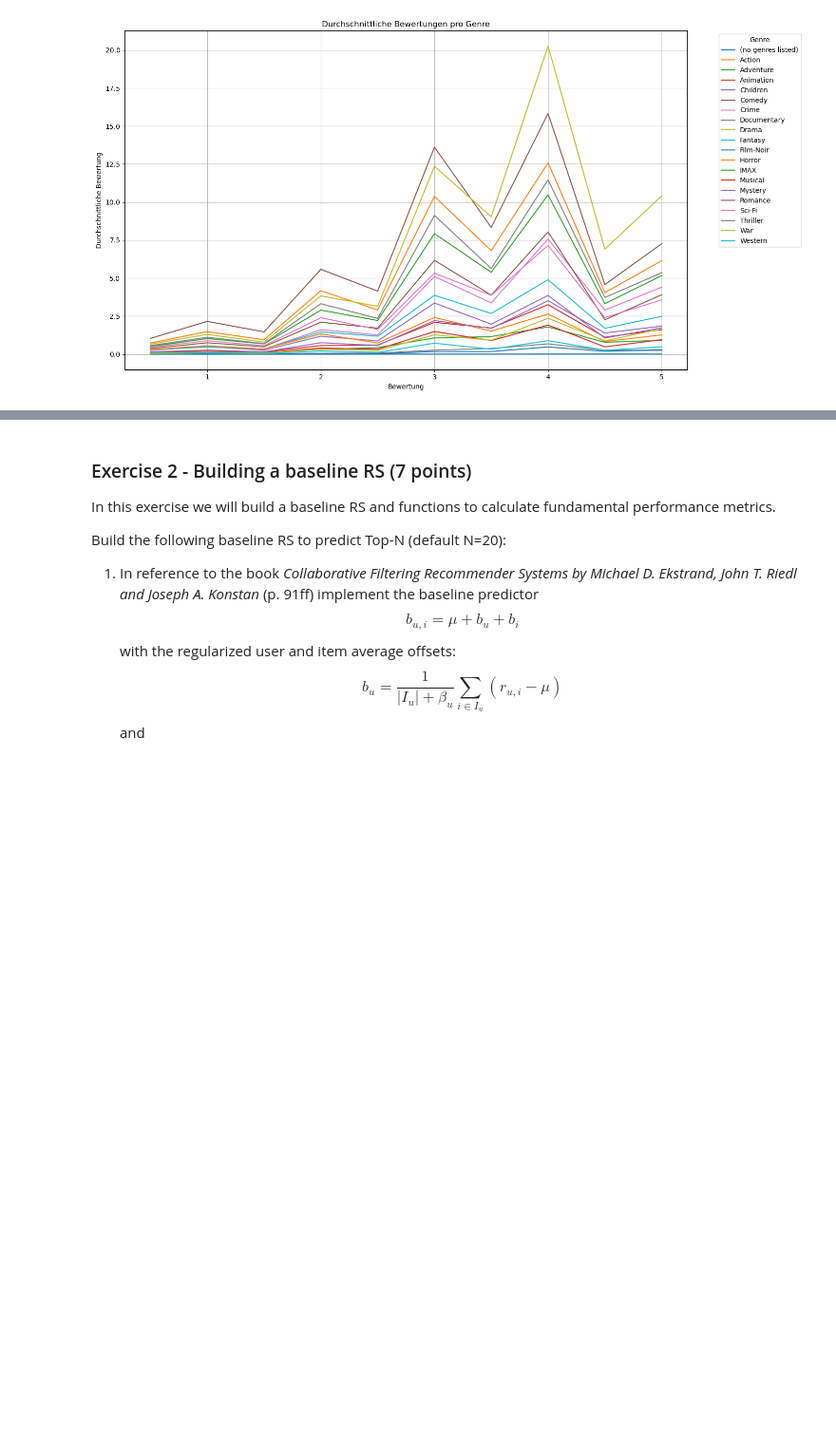
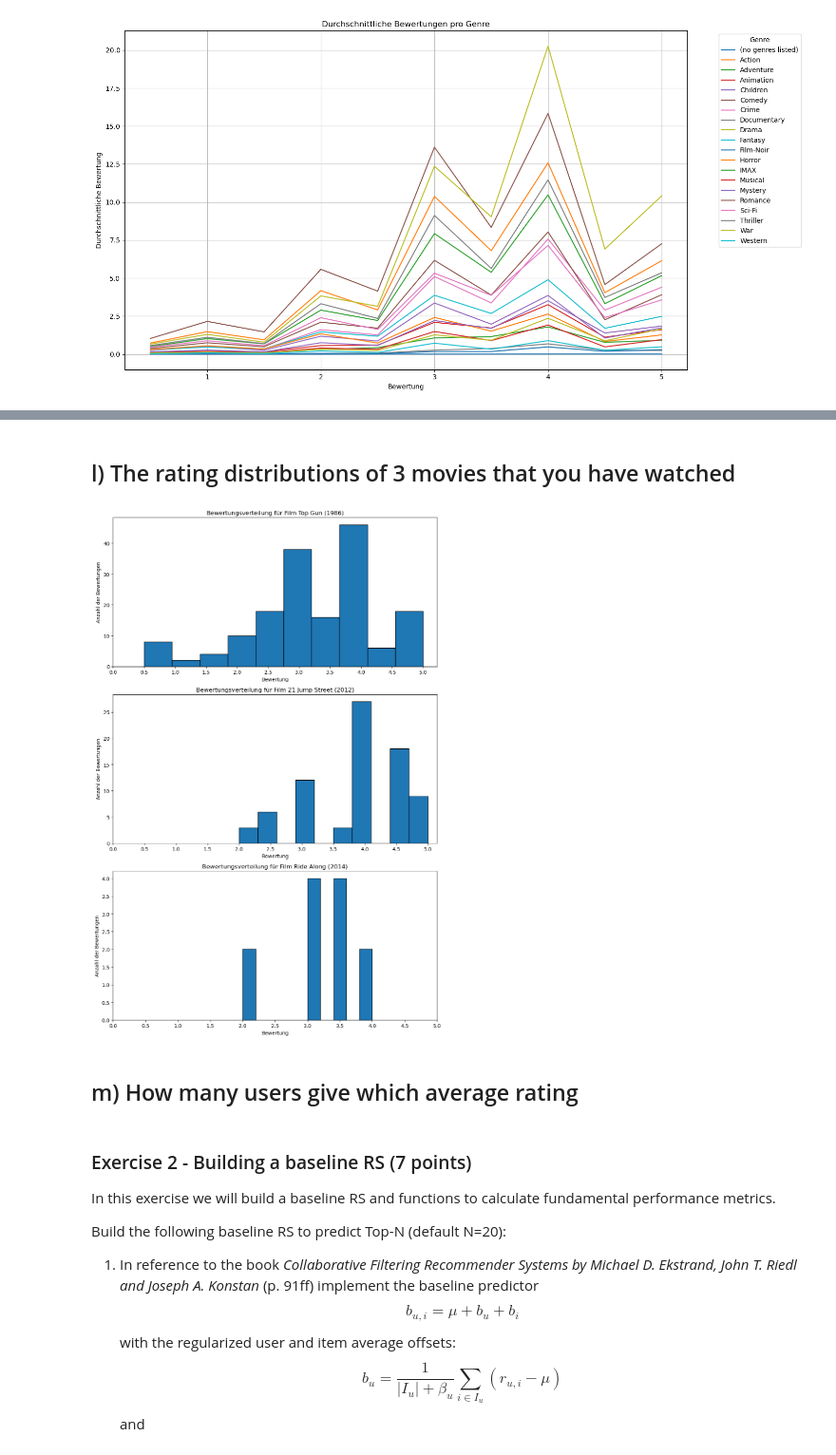
Before and after one commit to Tschoppsilas/RSY, a Jupyter notebook: RSY_MiniChallenge_FS25.ipynb, the cells around one changed output, grey strips where cells are left out. Shown at 95% size. Drawn from its saved outputs; the diff is of its cells as text; code cells hidden in the pictures; blank space fills up the shorter version.

```diff
--- a/RSY_MiniChallenge_FS25.ipynb
+++ b/RSY_MiniChallenge_FS25.ipynb
@@ -468,3 +494,34 @@ plt.show()
+# %% [markdown]
+## l) The rating distributions of 3 movies that you have watched
+# %%
+watched_movie_ids = [1101, 93510, 108156]  # Ersetze dies mit den echten movieIds
+
+
+# Erstelle eine Figure mit mehreren Subplots (3 Filme, also 3 Subplots)
+fig, axes = plt.subplots(3, 1, figsize=(10, 15))  # 3 Zeilen für 3 Filme
+axes = axes.flatten()  # Damit die Achsen in einer flachen Liste sind
+
+# Erstelle für jeden Film ein Histogramm der Bewertungen
+for i, movie_id in enumerate(watched_movie_ids):
+    movie_ratings = ratings_mit_gernes_exploded[ratings_mit_gernes_exploded['movieId'] == movie_id]['rating']
+
+    # Hole den Titel des Films aus dem DataFrame (erste Übereinstimmung)
+    movie_title = movies.loc[movies['movieId'] == movie_id]['title'].iloc[0]
+
+    # Histogramm für die Bewertung dieses Films erstellen
+    axes[i].hist(movie_ratings, bins=10, edgecolor='black')
+    axes[i].set_title(f'Bewertungsverteilung für Film {movie_title}')
+    axes[i].set_xlabel('Bewertung')
+    axes[i].set_ylabel('Anzahl der Bewertungen')
+    axes[i].set_xticks(np.arange(0, 5.5, 0.5))  # Setze Ticks auf halbe Schritte (0, 0.5, 1, ...)
+
+# Layout optimieren
+plt.tight_layout()
+plt.show()
+# %% [output]
+[figure, added]
+# %% [markdown]
+## m) How many users give which average rating
 # %% [markdown]
 ### Exercise 2 - Building a baseline RS (7 points)
 In this exercise we will build a baseline RS and functions to calculate fundamental performance metrics.
```
Also changed, not shown: parts of 3 cells of this notebook.
